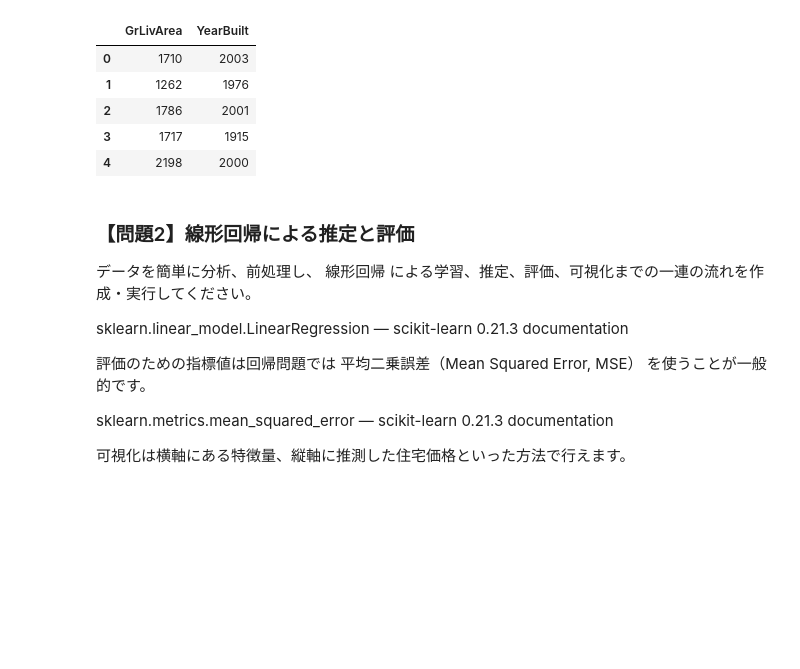
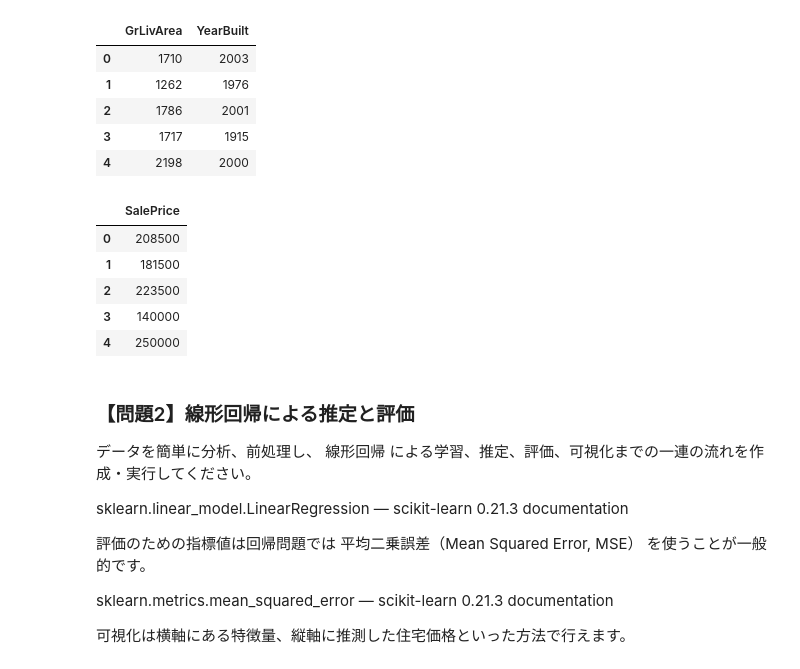
Before and after one commit to tominagashuji/dic_ml, a Jupyter notebook: 1907/week4/week4_work2.ipynb, the cells around one changed output. Drawn from its saved outputs; the diff is of its cells as text; code cells hidden in the pictures; blank space fills up the shorter version.

```diff
--- a/1907/week4/week4_work2.ipynb
+++ b/1907/week4/week4_work2.ipynb
@@ -50,6 +50,16 @@ X.head()
 | 2 | 1786 | 2001 |
 | 3 | 1717 | 1915 |
 | 4 | 2198 | 2000 |
+# %%
+Y = data.loc[:, ['SalePrice']]
+Y.head()
+# %% [output]
+|  | SalePrice |
+| 0 | 208500 |
+| 1 | 181500 |
+| 2 | 223500 |
+| 3 | 140000 |
+| 4 | 250000 |
 # %% [markdown]
 ### 【問題2】線形回帰による推定と評価
 データを簡単に分析、前処理し、 線形回帰 による学習、推定、評価、可視化までの一連の流れを作成・実行してください。
```
Also changed, not shown: parts of 11 cells of this notebook, 1 other file.
